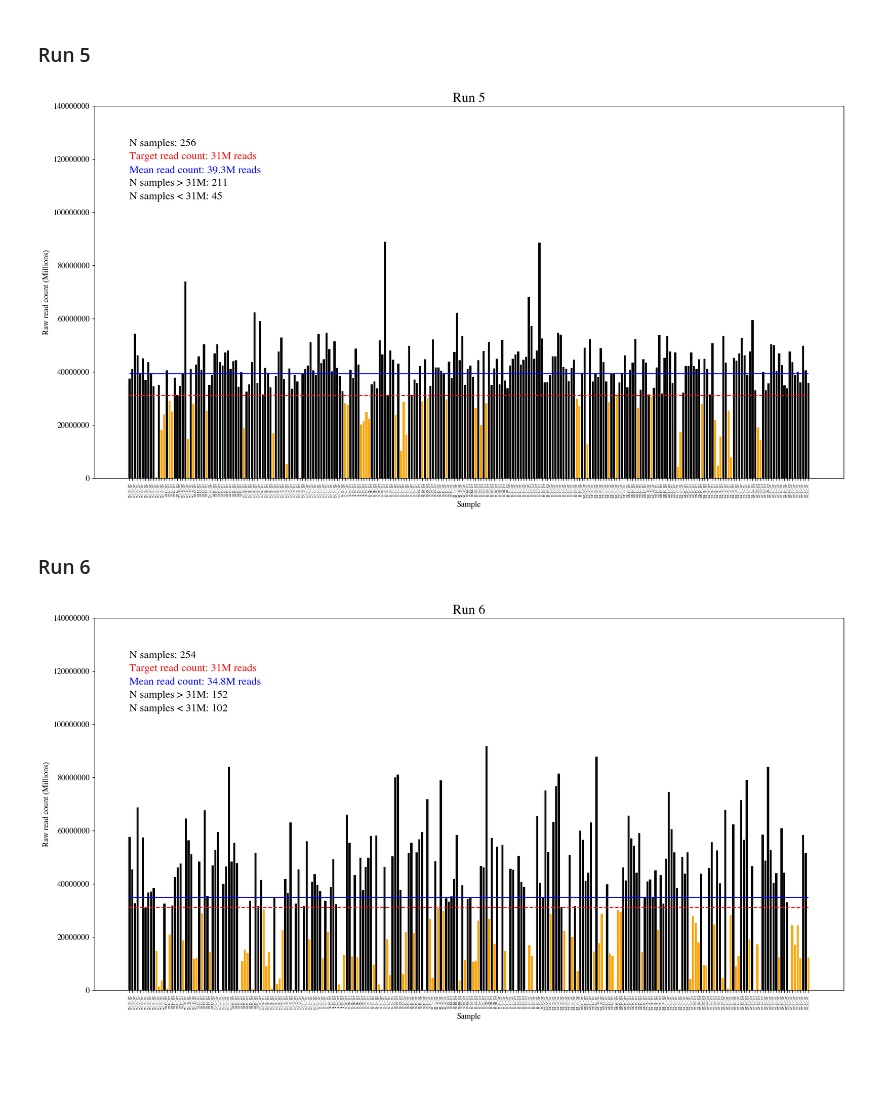
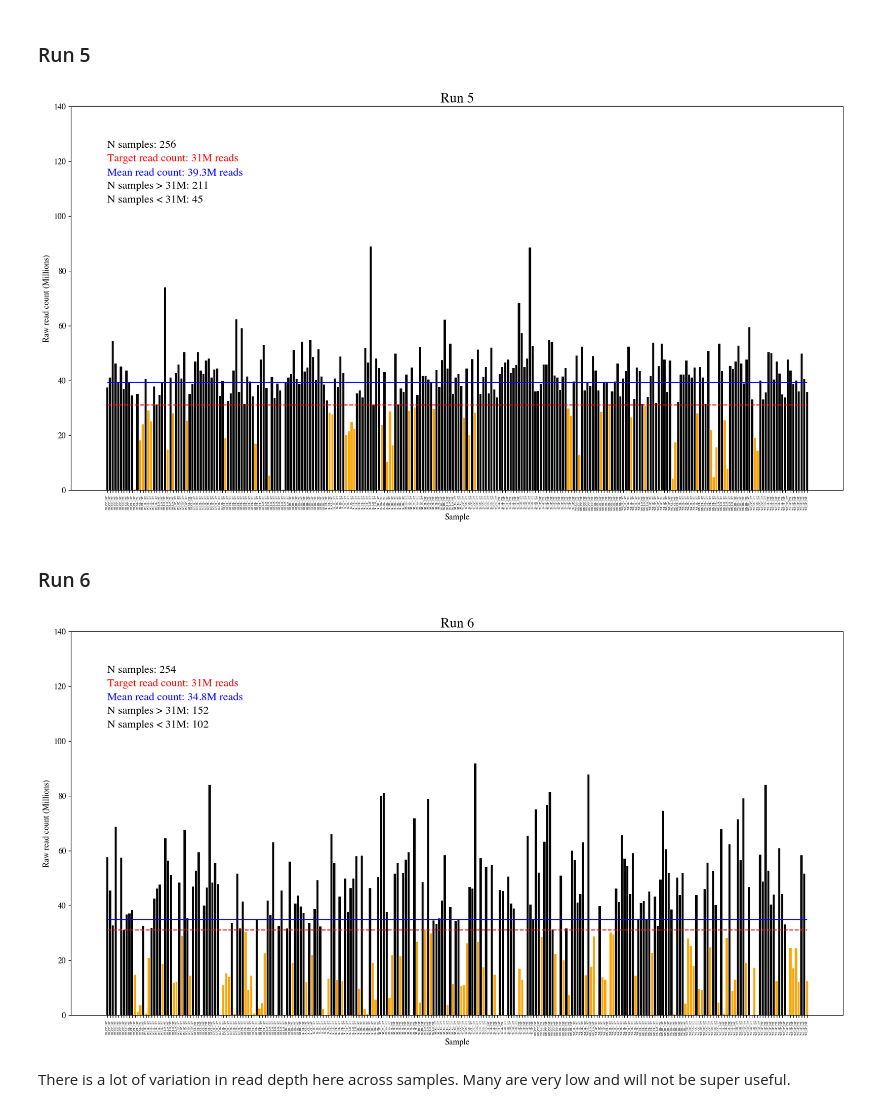
Before and after one commit to DanJeffries/FITNESS, a Jupyter notebook: code/JupNBs/Sample_read_numbers.ipynb, the cells around one changed output. Drawn from its saved outputs; the diff is of its cells as text; code cells hidden in the pictures; blank space fills up the shorter version.

```diff
--- a/code/JupNBs/Sample_read_numbers.ipynb
+++ b/code/JupNBs/Sample_read_numbers.ipynb
@@ -80,7 +80,7 @@ def plot_read_Ns(read_N_path, outpath, title = "", max_y = 200000000):
     ax.set_xticklabels(["_".join(i.split("_")[:3]) for i in labels], rotation = "vertical", fontsize = 4)
 
     ax.set_yticks(list(range(0,max_y,20000000)))
-    y_labels = list(range(0,max_y,20000000))
+    y_labels = list(range(0,int(max_y/1000000),20))
     ax.set_yticklabels(y_labels)
 
     plt.xlabel("Sample")
@@ -126,15 +126,17 @@ plot_read_Ns(inpath, pdfoutpath, "Run 4", 160000000)
 ### Run 5
 # %%
 inpath = "/Users/dj20y461/Data_temp/Stickleback/FITNESS/plot_data/read_counts_5.tsv"
-pdfoutpath = "/Users/dj20y461/Data_temp/Stickleback/FITNESS/plots/read_numbers_Run5.pdf"
+pdfoutpath = "/Users/dj20y461/Data_temp/Stickleback/FITNESS/plots/raw_data_summary/read_numbers_Run5.pdf"
 plot_read_Ns(inpath, pdfoutpath, "Run 5", 160000000)
 # %% [output]
-[figure, old version]
+[figure, new version]
 # %% [markdown]
 ### Run 6
 # %%
 inpath = "/Users/dj20y461/Data_temp/Stickleback/FITNESS/plot_data/read_counts_6.tsv"
-pdfoutpath = "/Users/dj20y461/Data_temp/Stickleback/FITNESS/plots/read_numbers_Run6.pdf"
+pdfoutpath = "/Users/dj20y461/Data_temp/Stickleback/FITNESS/plots/raw_data_summary/read_numbers_Run6.pdf"
 plot_read_Ns(inpath, pdfoutpath, "Run 6", 160000000)
 # %% [output]
-[figure, old version]
+[figure, new version]
+# %% [markdown]
+There is a lot of variation in read depth here across samples. Many are very low and will not be super useful.
```
Also changed, not shown: parts of 4 cells of this notebook, 13 other files.
